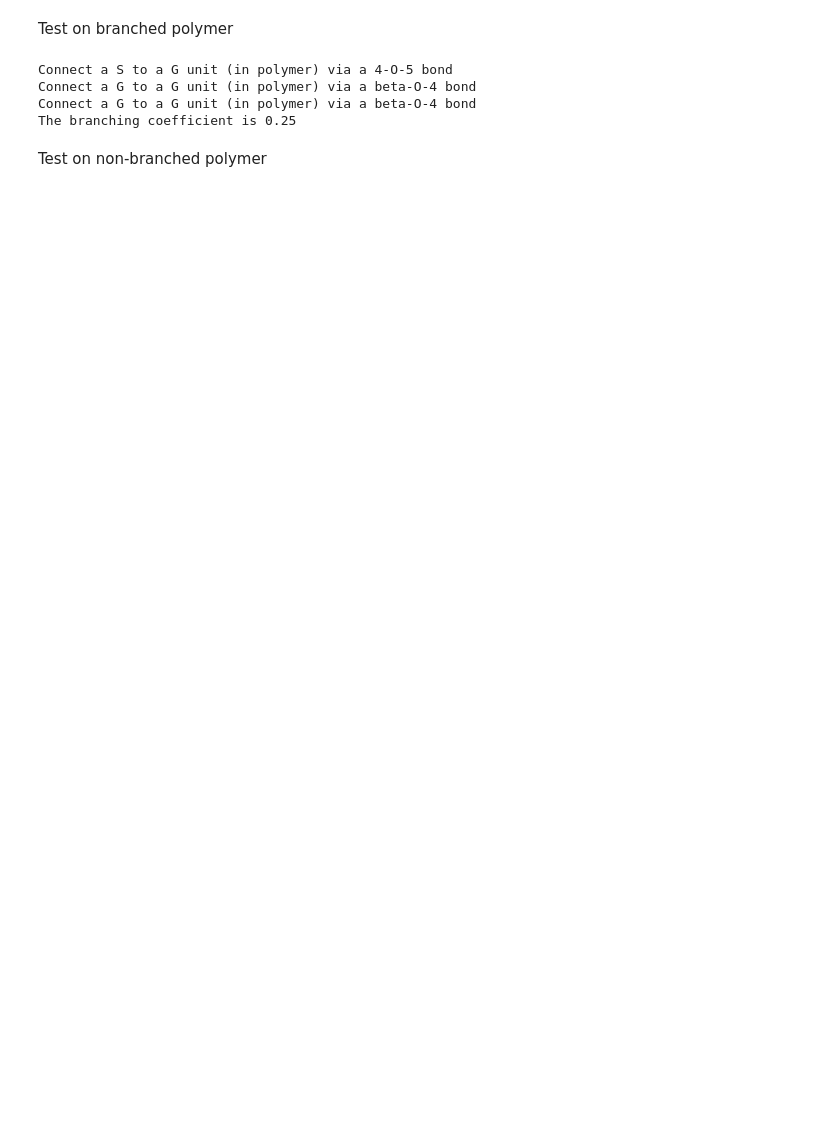
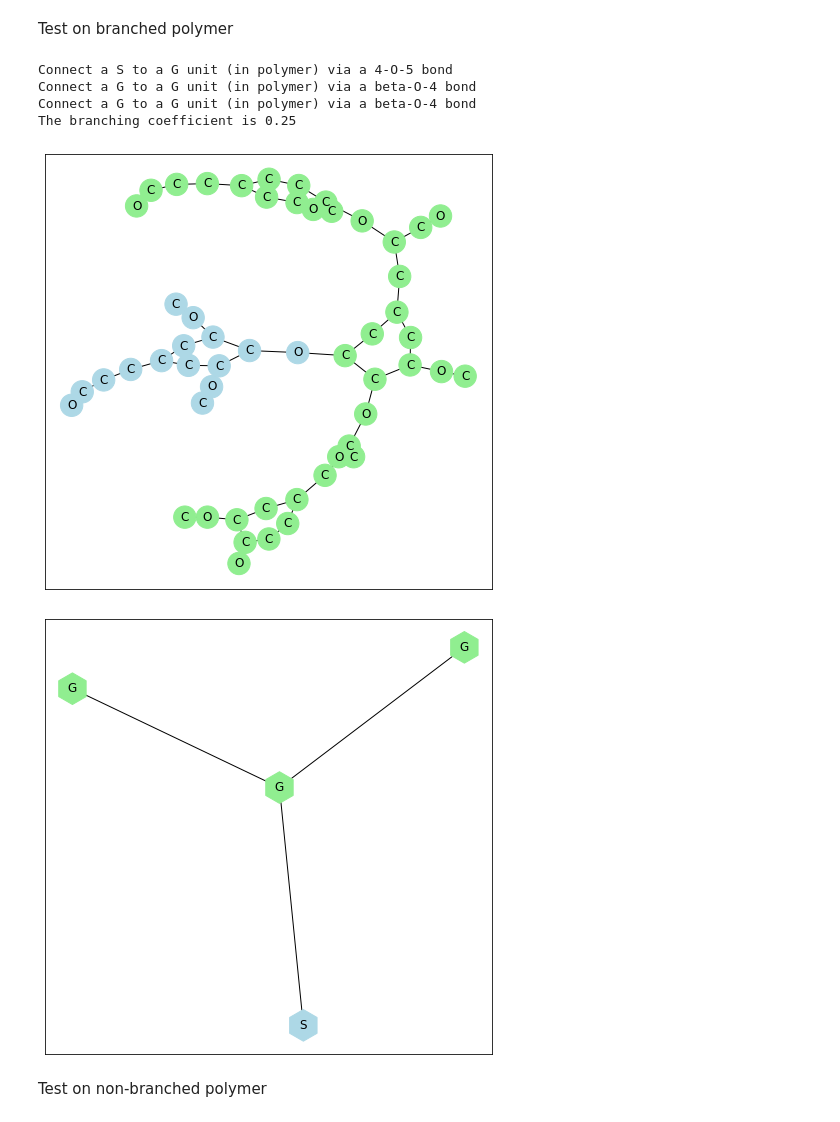
Before and after one commit to VlachosGroup/LigninGraphs, a Jupyter notebook: docs/source/examples/08_branching.ipynb, the cells around one changed output. Cells and saved outputs as stored; diff of their text form; code cells hidden in the pictures; blank space fills up the shorter version.

```diff
--- a/docs/source/examples/08_branching.ipynb
+++ b/docs/source/examples/08_branching.ipynb
@@ -21,34 +22,34 @@ Test on branched polymer
 # %%
 #%% Constructing a dimmer for testing
 m0 = mono.Monomer("S")
 polymer = poly.Polymer(m0)
 polymer.add_specific_linkage(linkage_type = '4-O-5', monomer_type = 'G')
 #%% Test on branched polymer
 polymer_0 = poly.Polymer(polymer)
 start = time.time()
 n_iter = 10
 for i in range(n_iter):
     flag = polymer_0.add_specific_linkage(linkage_type ='beta-O-4', monomer_type = 'G', branching_state=True)
     #polymer.add_specific_linkage(linkage_type ='5-5', monomer_type = 'G')
 
 P_mol_0 = ut.graph_to_mol(polymer_0.G)
 # Characterize the polymer
 ch_p = ch.Characterize(polymer_0)
 ch_p.cal_branching()
 branching_coeff_0 = ch_p.branching_coeff
 assert(branching_coeff_0 == 0.25)
 print('The branching coefficient is {}'.format(branching_coeff_0))
 
 #%% Test on drawing functions
-ut.draw_graph(polymer_0.bigG)
-ut.draw_graph(polymer_0.G)
 ut.draw_atomic_graph(polymer_0.G)
 ut.draw_big_graph(polymer_0.bigG)
 # %% [output]
 Connect a S to a G unit (in polymer) via a 4-O-5 bond
 Connect a G to a G unit (in polymer) via a beta-O-4 bond
 Connect a G to a G unit (in polymer) via a beta-O-4 bond
 The branching coefficient is 0.25
+[figure, added]
+[figure, added]
 # %% [markdown]
 Test on non-branched polymer
 # %%
```
Also changed, not shown: parts of 2 cells of this notebook, 5 other files.
